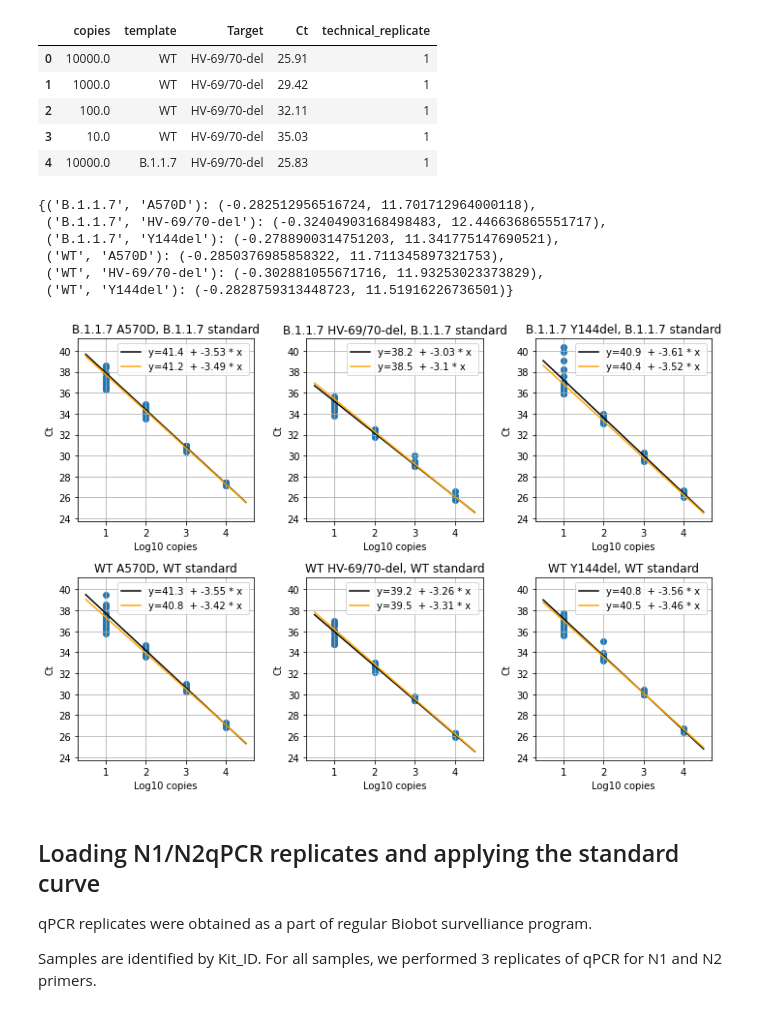
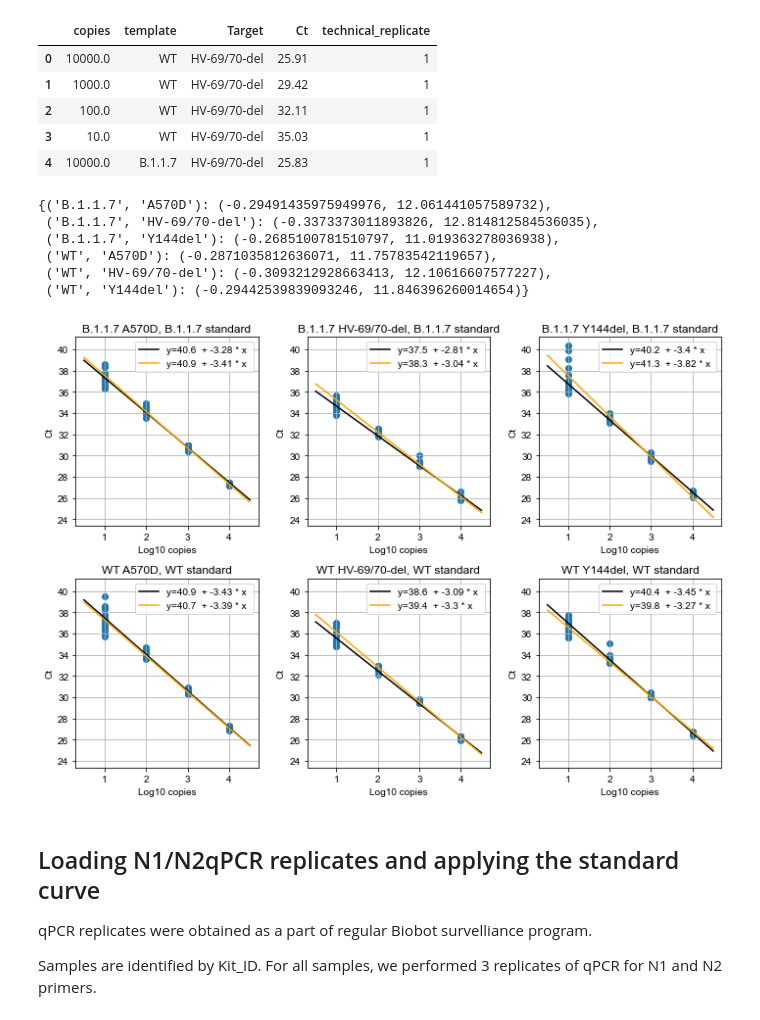
Before and after one commit to biobotanalytics/as-qpcr-lee, a Jupyter notebook: replication.ipynb, the cells around one changed output. Saved outputs shown, nothing was run; the diff lists cells and outputs as text; code cells hidden in the pictures.

```diff
--- a/replication.ipynb
+++ b/replication.ipynb
@@ -5,6 +5,22 @@ import matplotlib.pyplot as plt
 import seaborn as sns
 import scipy.stats
 import matplotlib.colors as mcolors
+# %%
+import matplotlib
+import matplotlib.font_manager as font_manager
+try:
+    fe = font_manager.FontEntry(
+        fname='/usr/share/fonts/truetype/msttcorefonts/Arial.ttf',
+        name='Aria2')
+    font_manager.fontManager.ttflist.insert(0, fe) # or append is fine
+    matplotlib.rcParams['font.family'] = fe.name # = 'your custom ttf font name'
+except:
+    # on Ubuntu / WSL it may help to install ttf-mscorefonts-installer from multiverse
+    print("Could not set arial as font. Default font will be used. ")
+
+
+# make editable PDFs
+matplotlib.rcParams['pdf.fonttype'] = 42
 # %% [markdown]
 # Defining utility functions and constants
 Skip to the next section for paper contents
@@ -202,43 +218,46 @@ for ind, (name, subdf) in enumerate(asq_curve_data.groupby(["template", "Target"
     subdf = subdf.dropna()
     plt.scatter(np.log10(subdf["copies"]), subdf["Ct"])
 
-    # removing copies=1 because they are often missing
-    subdf = subdf[subdf["copies"] > 20]
+    # keeping a whole standard curve now
+
+    # removing copies=10 because they are often missing
+    # subdf = subdf[subdf["copies"] > 20]
+
     lcopies = np.log10(subdf["copies"])
     for tr in [1, 2]:
         mask = subdf["technical_replicate"] == tr
         lr = scipy.stats.linregress(lcopies.loc[mask], subdf["Ct"].loc[mask])
         x = np.linspace(0.5, 4.5, 20)
         if tr == 1:
             color = "black"
         else:
             color = "orange"
         plt.plot(
             x,
             lr[0] * x + lr[1],
             color=color,
             label=f"y={lr[1]:.3g}  + {lr[0]:.3g} * x ",
         )
     plt.legend()
     plt.grid()
     plt.xlabel("Log10 copies")
     plt.ylabel("Ct")
 
     lr_inv = scipy.stats.linregress(subdf["Ct"], lcopies)
     stds_asq[name] = (lr_inv[0], lr_inv[1])
 plt.tight_layout()
 plt.savefig("./figures/ASqpcr_standard.pdf")
 
 
 stds_asq
 # %% [output]
-{('B.1.1.7', 'A570D'): (-0.282512956516724, 11.701712964000118),
- ('B.1.1.7', 'HV-69/70-del'): (-0.32404903168498483, 12.446636865551717),
- ('B.1.1.7', 'Y144del'): (-0.2788900314751203, 11.341775147690521),
- ('WT', 'A570D'): (-0.2850376985858322, 11.711345897321753),
- ('WT', 'HV-69/70-del'): (-0.302881055671716, 11.93253023373829),
- ('WT', 'Y144del'): (-0.2828759313448723, 11.51916226736501)}
+{('B.1.1.7', 'A570D'): (-0.29491435975949976, 12.061441057589732),
+ ('B.1.1.7', 'HV-69/70-del'): (-0.3373373011893826, 12.814812584536035),
+ ('B.1.1.7', 'Y144del'): (-0.2685100781510797, 11.019363278036938),
+ ('WT', 'A570D'): (-0.2871035812636071, 11.75783542119657),
+ ('WT', 'HV-69/70-del'): (-0.3093212928663413, 12.10616607577227),
+ ('WT', 'Y144del'): (-0.29442539839093246, 11.846396260014654)}
-[figure, old version]
+[figure, new version]
 # %% [markdown]
 ## Loading N1/N2qPCR replicates and applying the standard curve
 
```
Also changed, not shown: parts of 5 cells of this notebook, 13 other files.
